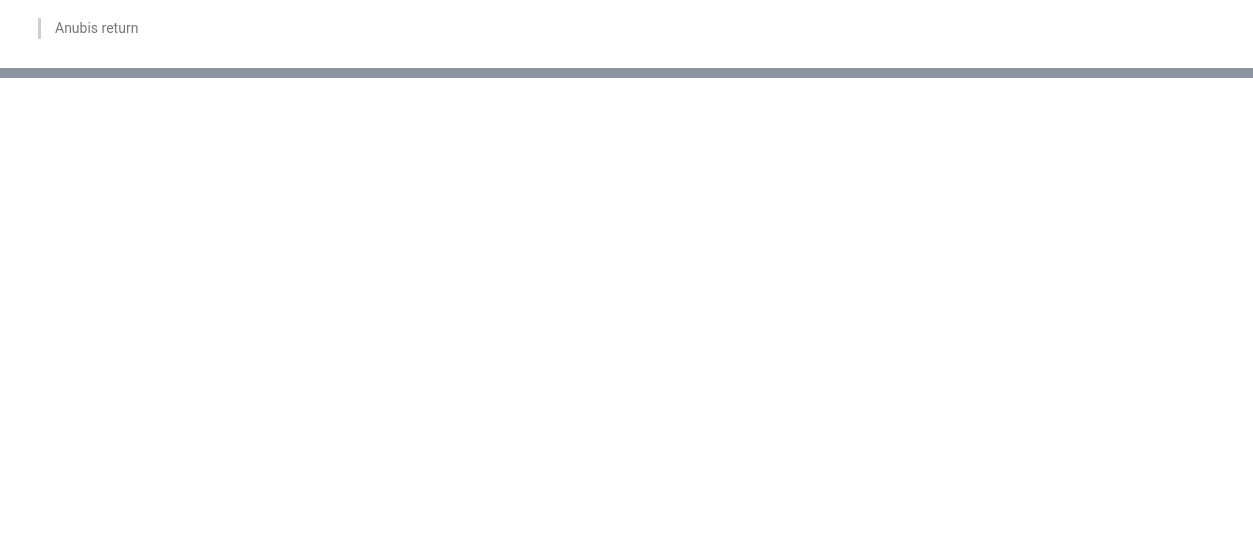
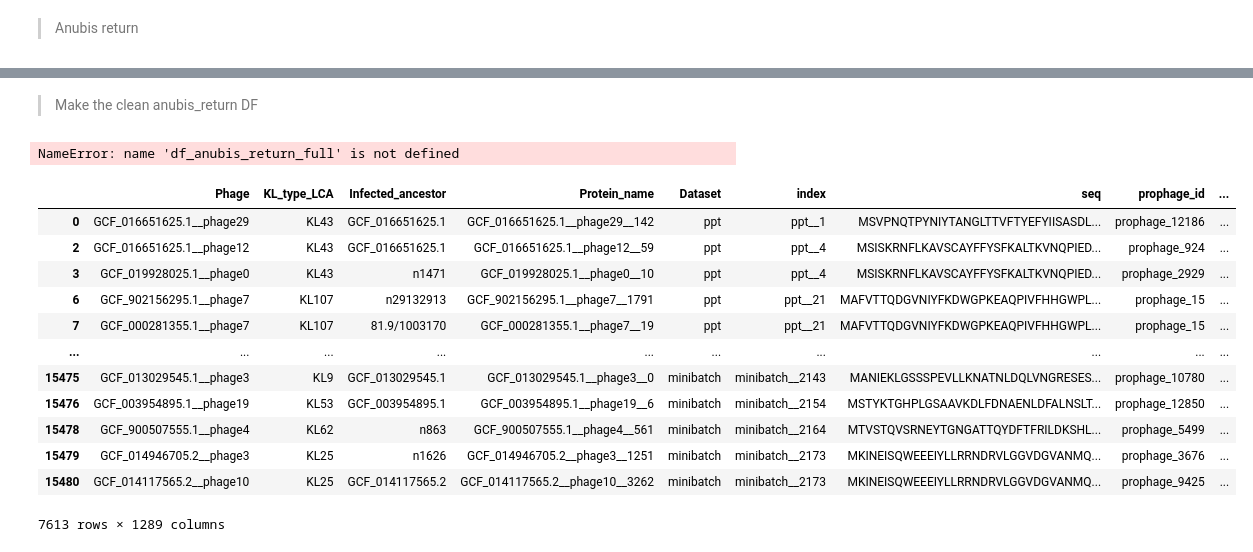
Before and after one commit to conchaeloko/Klebsiella_TropiSEARCH, a Jupyter notebook: scripts/F2.Make_final_DF.ipynb, the cells around one changed output, grey strips where cells are left out. Saved outputs shown, nothing was run; the diff lists cells and outputs as text; code cells hidden in the pictures; blank space fills up the shorter version.

```diff
--- a/scripts/F2.Make_final_DF.ipynb
+++ b/scripts/F2.Make_final_DF.ipynb
@@ -57,0 +243,12 @@ df_dpo_info_ultimate[df_dpo_info_ultimate["Infected_ancestor"] == "n47954795"]
+# %%
+# Filter out anubis and add domain seq
+df_OldSession_info_plus_classic = df_OldSession_info_plus[df_OldSession_info_plus["Dataset"] != "anubis"]
+df_OldSession_info_plus_classic["domain_seq"] = df_OldSession_info_plus_classic["index"].apply(lambda x : str(dico_ultimate_fasta[x]))
+
+# Make the clean DFs
+additional_columns = [int(i) for i in range(1, 1281)]
+clean_df_classic_info = df_OldSession_info_plus_classic[["Phage","Protein_name","KL_type_LCA","Infected_ancestor","index","Dataset","seq","domain_seq"]]
+clean_df_classic = pd.concat([clean_df_classic_info, df_OldSession_info_plus_classic[additional_columns]], axis=1)
+
+#clean_df_classic.to_csv(f"{path_project}/DF_Dpo.final.1309.tsv", sep = "\t" ,  header = True, index = False)
+#clean_df_classic_info.to_csv(f"{path_project}/DF_Dpo.final.info.1309.tsv", sep = "\t" ,  header = True, index = False)
@@ -57,0 +276,2 @@ df_dpo_info_ultimate[df_dpo_info_ultimate["Infected_ancestor"] == "n47954795"]
+# %% [markdown]
+> Make the clean anubis_return DF
@@ -57,0 +299,20 @@ df_dpo_info_ultimate[df_dpo_info_ultimate["Infected_ancestor"] == "n47954795"]
+# %%
+df_anubis_return_full
+# %% [output]
+NameError: name 'df_anubis_return_full' is not defined
+# %%
+df_OldSession_info_plus_classic
+# %% [output]
+|  | Phage | KL_type_LCA | Infected_ancestor | Protein_name | Dataset | index | seq | prophage_id | ... |
+| 0 | GCF_016651625.1__phage29 | KL43 | GCF_016651625.1 | GCF_016651625.1__phage29__142 | ppt | ppt__1 | MSVPNQTPYNIYTANGLTTVFTYEFYIISASDL... | prophage_12186 | ... |
+| 2 | GCF_016651625.1__phage12 | KL43 | GCF_016651625.1 | GCF_016651625.1__phage12__59 | ppt | ppt__4 | MSISKRNFLKAVSCAYFFYSFKALTKVNQPIED... | prophage_924 | ... |
+| 3 | GCF_019928025.1__phage0 | KL43 | n1471 | GCF_019928025.1__phage0__10 | ppt | ppt__4 | MSISKRNFLKAVSCAYFFYSFKALTKVNQPIED... | prophage_2929 | ... |
+| 6 | GCF_902156295.1__phage7 | KL107 | n29132913 | GCF_902156295.1__phage7__1791 | ppt | ppt__21 | MAFVTTQDGVNIYFKDWGPKEAQPIVFHHGWPL... | prophage_15 | ... |
+| 7 | GCF_000281355.1__phage7 | KL107 | 81.9/1003170 | GCF_000281355.1__phage7__19 | ppt | ppt__21 | MAFVTTQDGVNIYFKDWGPKEAQPIVFHHGWPL... | prophage_15 | ... |
+| ... | ... | ... | ... | ... | ... | ... | ... | ... | ... |
+| 15475 | GCF_013029545.1__phage3 | KL9 | GCF_013029545.1 | GCF_013029545.1__phage3__0 | minibatch | minibatch__2143 | MANIEKLGSSSPEVLLKNATNLDQLVNGRESES... | prophage_10780 | ... |
+| 15476 | GCF_003954895.1__phage19 | KL53 | GCF_003954895.1 | GCF_003954895.1__phage19__6 | minibatch | minibatch__2154 | MSTYKTGHPLGSAAVKDLFDNAENLDFALNSLT... | prophage_12850 | ... |
+| 15478 | GCF_900507555.1__phage4 | KL62 | n863 | GCF_900507555.1__phage4__561 | minibatch | minibatch__2164 | MTVSTQVSRNEYTGNGATTQYDFTFRILDKSHL... | prophage_5499 | ... |
+| 15479 | GCF_014946705.2__phage3 | KL25 | n1626 | GCF_014946705.2__phage3__1251 | minibatch | minibatch__2173 | MKINEISQWEEEIYLLRRNDRVLGGVDGVANMQ... | prophage_3676 | ... |
+| 15480 | GCF_014117565.2__phage10 | KL25 | GCF_014117565.2 | GCF_014117565.2__phage10__3262 | minibatch | minibatch__2173 | MKINEISQWEEEIYLLRRNDRVLGGVDGVANMQ... | prophage_9425 | ... |
+7613 rows × 1289 columns
```
Also changed, not shown: parts of 38 cells of this notebook, 1 other file.
